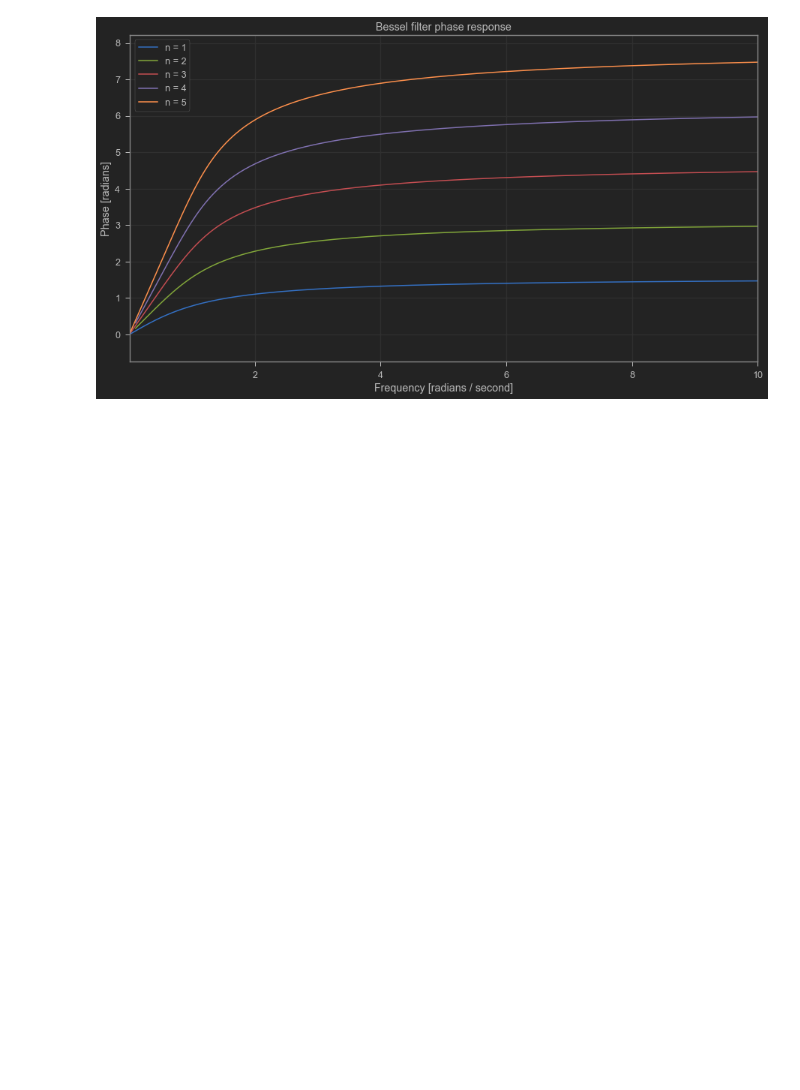
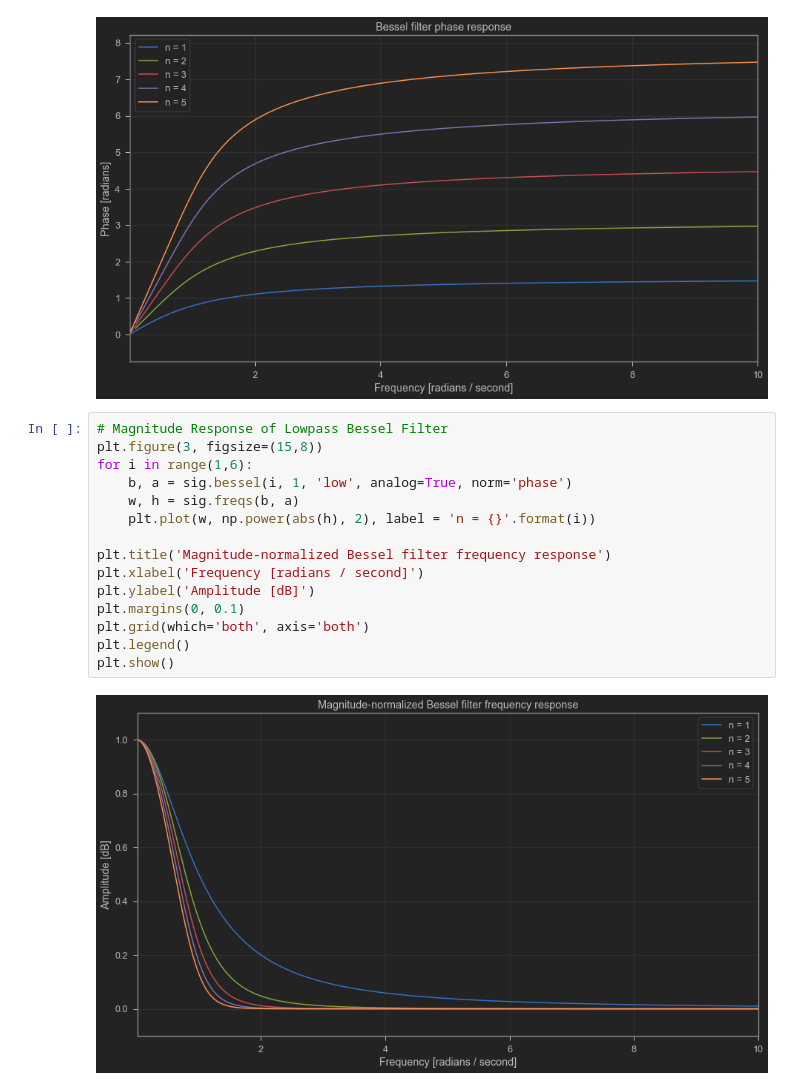
Before and after one commit to amirotd/Analog-Filters-Design, a Jupyter notebook: Bessel_Filter.ipynb, the cells around one changed output. Cells and saved outputs as stored; diff of their text form; blank space fills up the shorter version.

Commit message:
added magnitude response of Bessel Filter

```diff
--- a/Bessel_Filter.ipynb
+++ b/Bessel_Filter.ipynb
@@ -19,3 +19,20 @@ plt.legend()
 plt.show()
 # %% [output]
 [figure]
+# %%
+# Magnitude Response of Lowpass Bessel Filter
+plt.figure(3, figsize=(15,8))
+for i in range(1,6):
+    b, a = sig.bessel(i, 1, 'low', analog=True, norm='phase')
+    w, h = sig.freqs(b, a)
+    plt.plot(w, np.power(abs(h), 2), label = 'n = {}'.format(i))
+
+plt.title('Magnitude-normalized Bessel filter frequency response')
+plt.xlabel('Frequency [radians / second]')
+plt.ylabel('Amplitude [dB]')
+plt.margins(0, 0.1)
+plt.grid(which='both', axis='both')
+plt.legend()
+plt.show()
+# %% [output]
+[figure, added]
```
